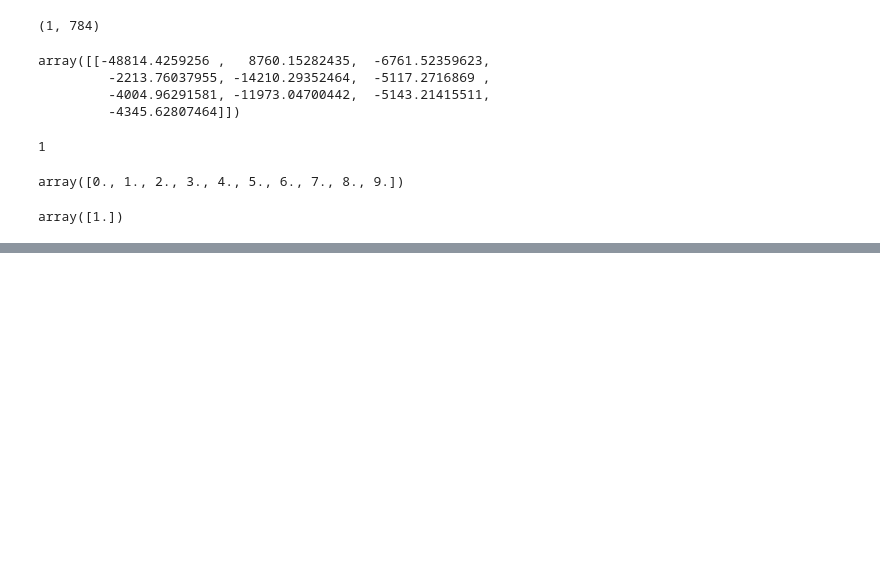
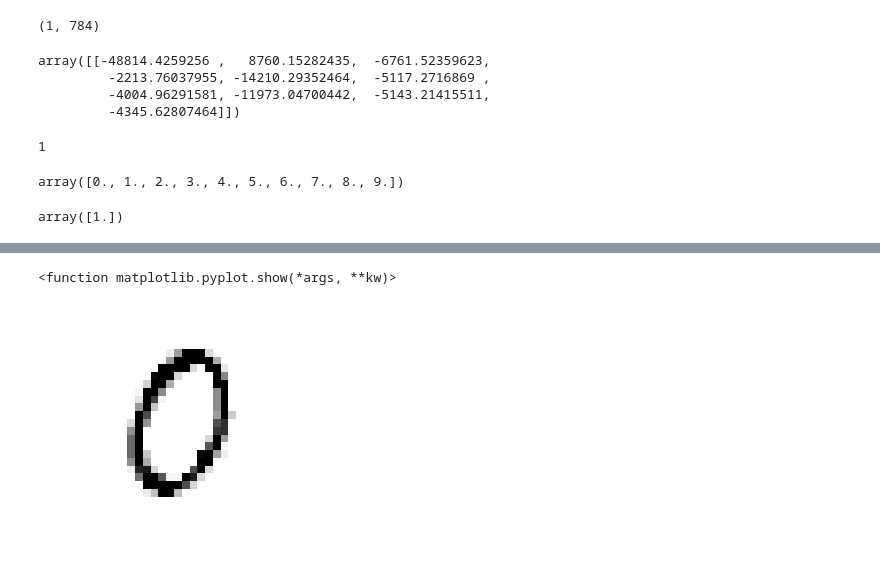
Before and after one commit to THREEBBOX/skitlearn, a Jupyter notebook: classify_MNIST.ipynb, the cells around one changed output, grey strips where cells are left out. Drawn from its saved outputs; the diff is of its cells as text; code cells hidden in the pictures; blank space fills up the shorter version.

```diff
--- a/classify_MNIST.ipynb
+++ b/classify_MNIST.ipynb
@@ -189,0 +248,8 @@ conf_mx=confusion_matrix(y_train,y_pred)
+# %%
+somedigit_image=clean_digit.reshape(28,28)
+plt.imshow(somedigit_image,cmap=matplotlib.cm.binary,interpolation="nearest")
+plt.axis("off")
+plt.show
+# %% [output]
+<function matplotlib.pyplot.show(*args, **kw)>
+[figure, added]
```
Also changed, not shown: parts of 7 cells of this notebook.
